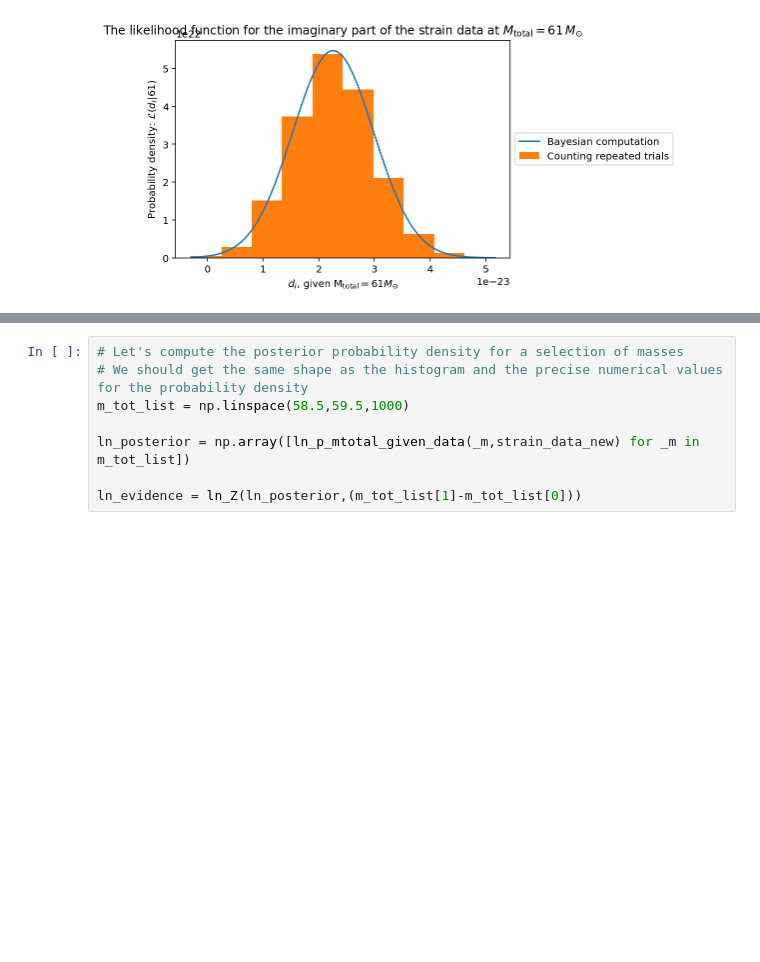
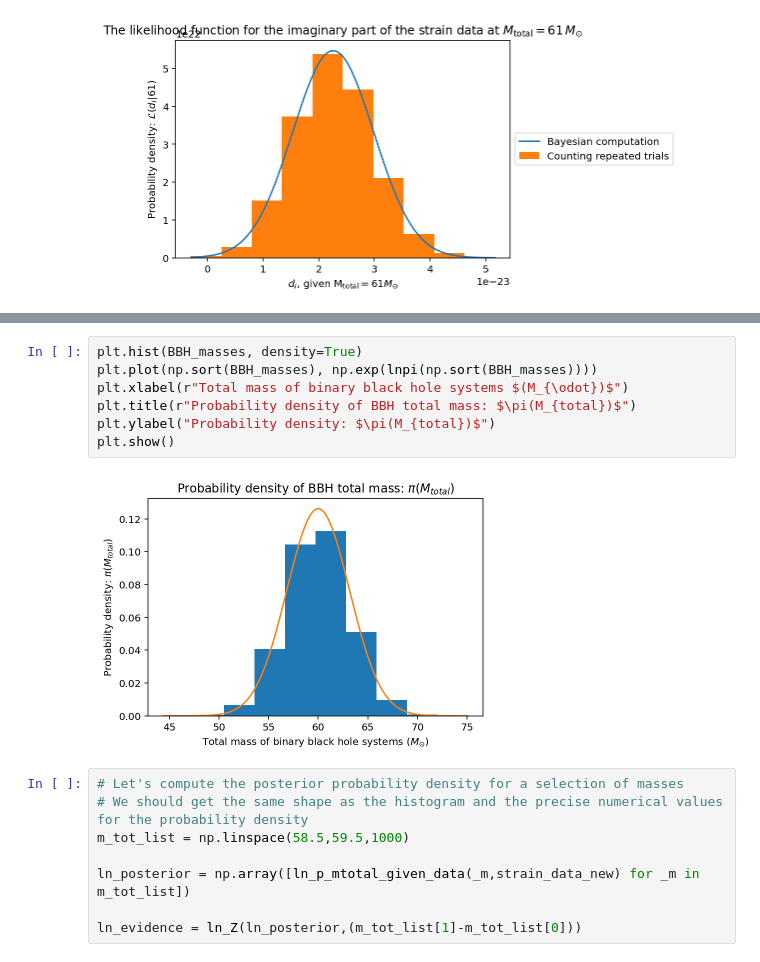
Before and after one commit to rory-smith/Lectures-on-inference-in-GW-astronomy, a Jupyter notebook: GW_data_in_a_toy_universe.ipynb, the cells around one changed output, grey strips where cells are left out. Saved outputs shown, nothing was run; the diff lists cells and outputs as text; blank space fills up the shorter version.

```diff
--- a/GW_data_in_a_toy_universe.ipynb
+++ b/GW_data_in_a_toy_universe.ipynb
@@ -267,3 +294,12 @@ plt.show()
+# %%
+plt.hist(BBH_masses, density=True)
+plt.plot(np.sort(BBH_masses), np.exp(lnpi(np.sort(BBH_masses))))
+plt.xlabel(r"Total mass of binary black hole systems $(M_{\odot})$")
+plt.title(r"Probability density of BBH total mass: $\pi(M_{total})$")
+plt.ylabel("Probability density: $\pi(M_{total})$")
+plt.show()
+# %% [output]
+[figure, added]
 # %%
 # Let's compute the posterior probability density for a selection of masses
 # We should get the same shape as the histogram and the precise numerical values for the probability density
```
Also changed, not shown: parts of 13 cells of this notebook.
